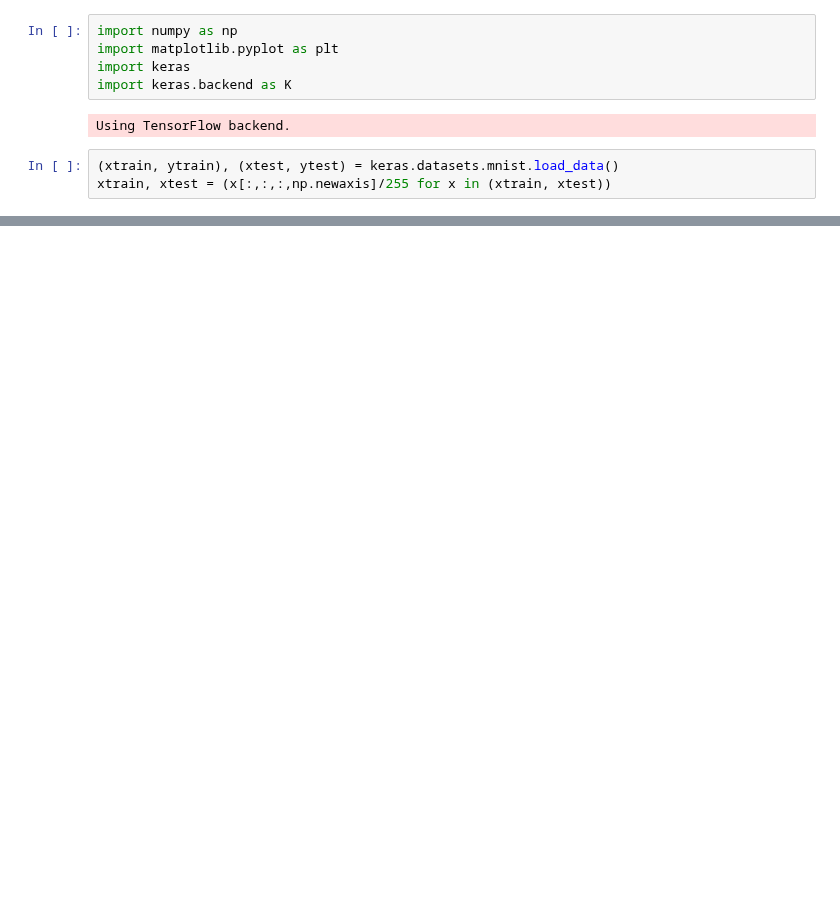
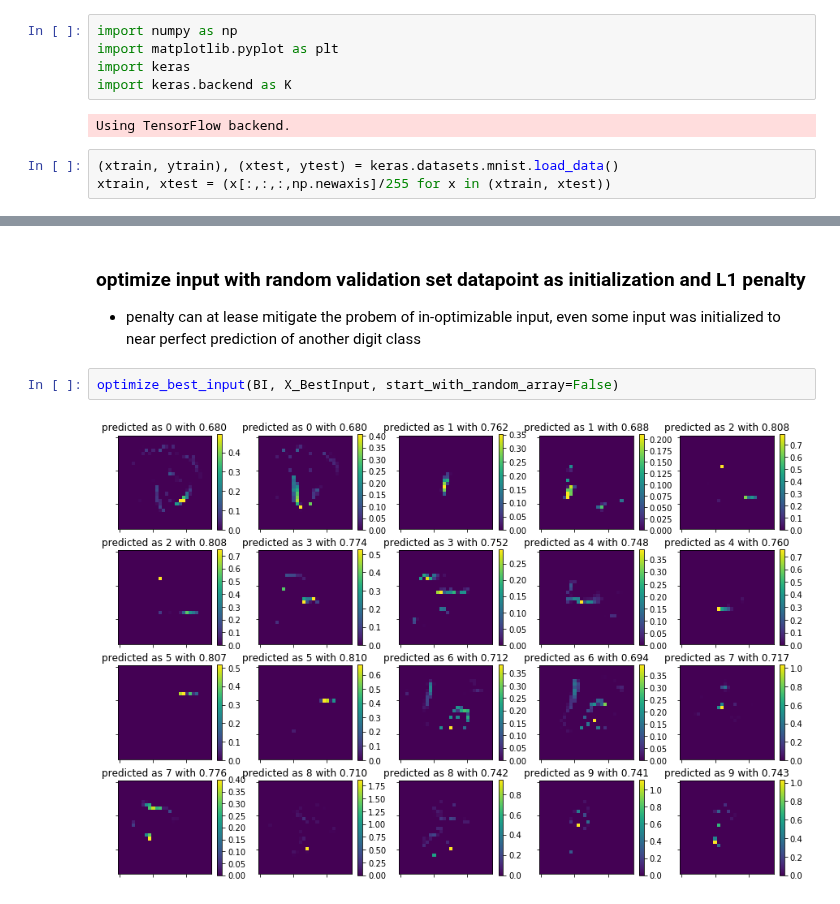
Before and after one commit to mammalwong/ml-study, a Jupyter notebook: hacking-input.ipynb, the cells around one changed output, grey strips where cells are left out. Saved outputs shown, nothing was run; the diff lists cells and outputs as text; blank space fills up the shorter version.

```diff
--- a/hacking-input.ipynb
+++ b/hacking-input.ipynb
@@ -104,0 +131,7 @@ KeyboardInterrupt:
+# %% [markdown]
+### optimize input with random validation set datapoint as initialization and L1 penalty
+- penalty can at lease mitigate the probem of in-optimizable input, even some input was initialized to near perfect prediction of another digit class
+# %%
+optimize_best_input(BI, X_BestInput, start_with_random_array=False)
+# %% [output]
+[figure, added]
```
Also changed, not shown: parts of 16 cells of this notebook.
